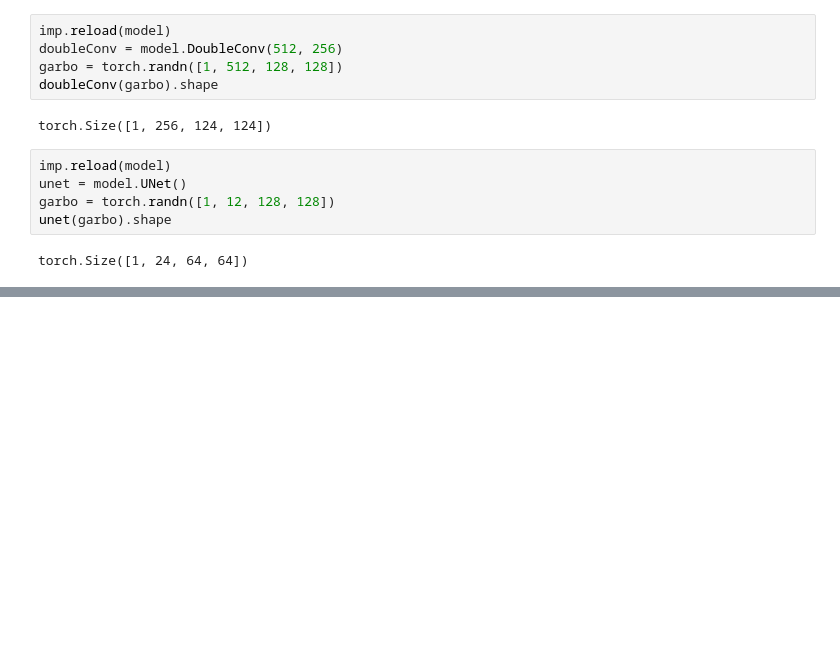
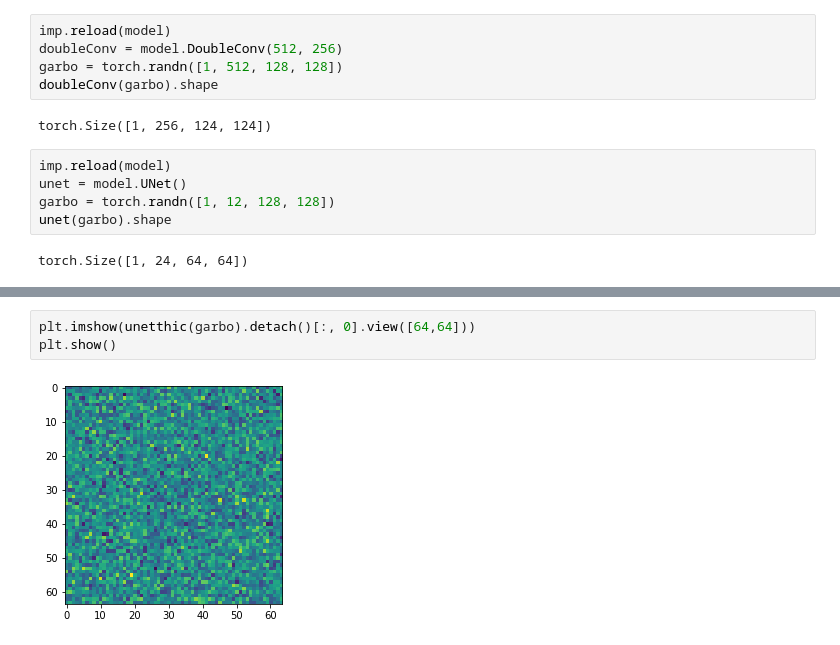
Before and after one commit to pmistry9597/Climate-Hack-2022, a Jupyter notebook: unet/tests.ipynb, the cells around one changed output, grey strips where cells are left out. Cells and saved outputs as stored; diff of their text form; blank space fills up the shorter version.

```diff
--- a/unet/tests.ipynb
+++ b/unet/tests.ipynb
@@ -25,0 +32,5 @@ TypeError: Invalid shape (1, 1, 64, 64) for image data
+# %%
+plt.imshow(unetthic(garbo).detach()[:, 0].view([64,64]))
+plt.show()
+# %% [output]
+[figure, added]
```
Also changed, not shown: parts of 4 cells of this notebook, 1 other file.
